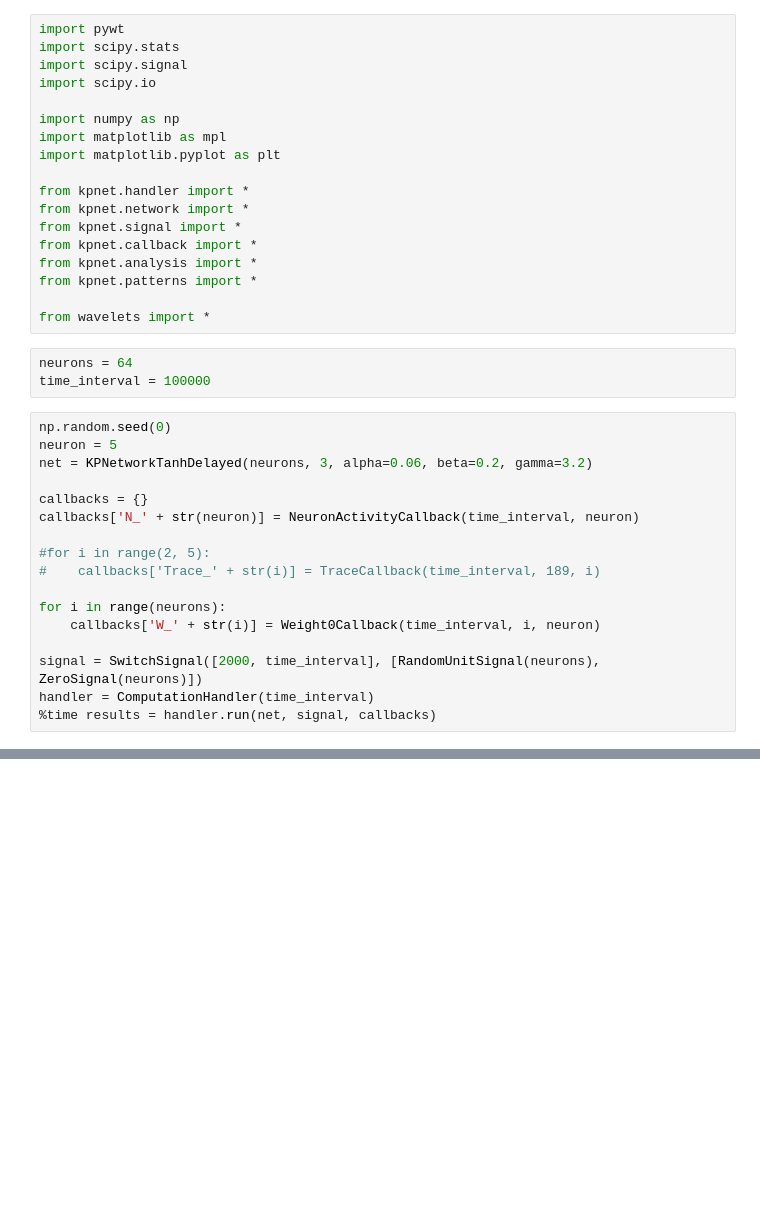
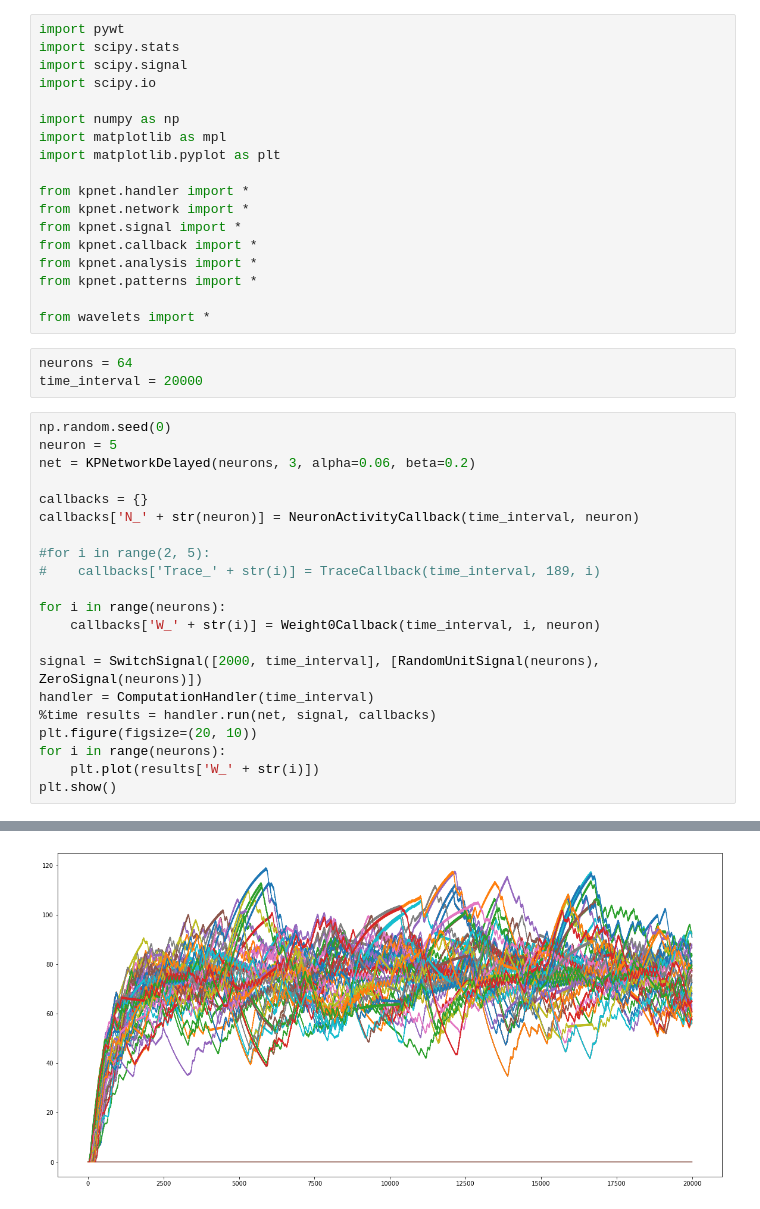
Before and after one commit to dkaravaev/neurodyn, a Jupyter notebook: Original.ipynb, the cells around one changed output, grey strips where cells are left out. Cells and saved outputs as stored; diff of their text form; blank space fills up the shorter version.

```diff
--- a/Original.ipynb
+++ b/Original.ipynb
@@ -18,11 +18,11 @@ from kpnet.patterns import *
 from wavelets import *
 # %%
 neurons = 64
-time_interval = 100000
+time_interval = 20000
 # %%
 np.random.seed(0)
 neuron = 5
-net = KPNetworkTanhDelayed(neurons, 3, alpha=0.06, beta=0.2, gamma=3.2)
+net = KPNetworkDelayed(neurons, 3, alpha=0.06, beta=0.2)
 
 callbacks = {}
 callbacks['N_' + str(neuron)] = NeuronActivityCallback(time_interval, neuron)
@@ -36,4 +36,8 @@ for i in range(neurons):
 signal = SwitchSignal([2000, time_interval], [RandomUnitSignal(neurons), ZeroSignal(neurons)])
 handler = ComputationHandler(time_interval)
 %time results = handler.run(net, signal, callbacks)
+plt.figure(figsize=(20, 10))
+for i in range(neurons):
+    plt.plot(results['W_' + str(i)])
+plt.show()
 # %% [output]
@@ -41,0 +46 @@ Wall time: 15.9 s
+[figure, added]
```
Also changed, not shown: parts of 8 cells of this notebook.
